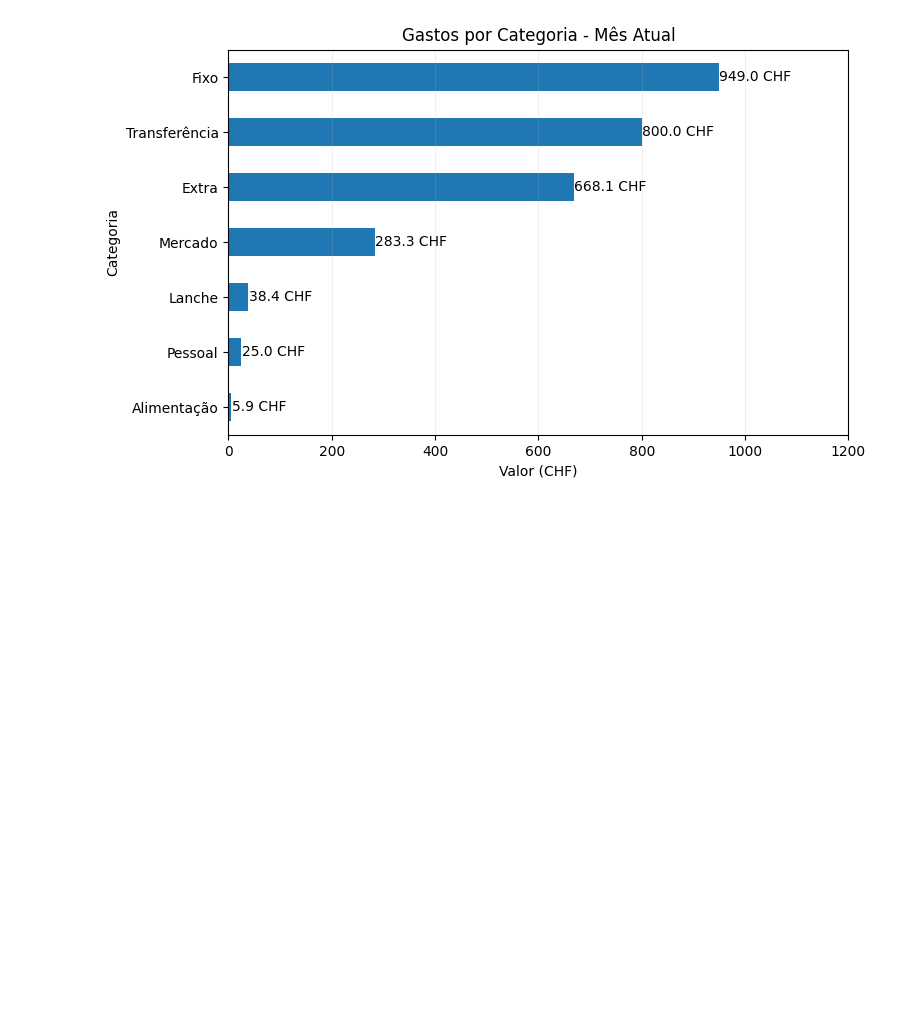
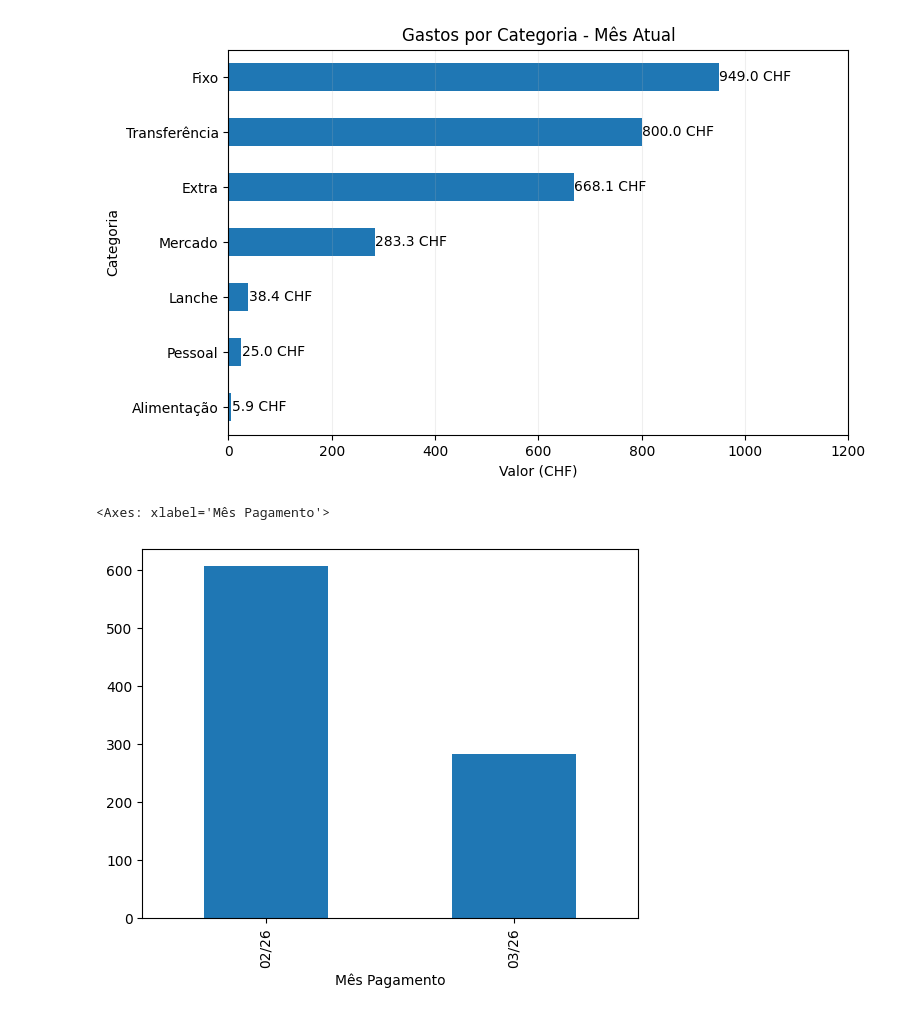
Before and after one commit to fabiolunac/swiss_control, a Jupyter notebook: df_teste.ipynb, the cells around one changed output. Cells and saved outputs as stored; diff of their text form; code cells hidden in the pictures; blank space fills up the shorter version.

Commit message:
testing graph show

```diff
--- a/df_teste.ipynb
+++ b/df_teste.ipynb
@@ -69,10 +69,10 @@ df.tail(50)
 ### Gastos por Dia
 # %%
 # Filtrando dados que não são pagamentos
-df_gastos = df[(df['Pagamento?'] == 'Não') & (df['Mês Pagamento Atual?'] == "Sim")]
+df_gastos = df[df['Pagamento?'] == 'Não']
 
 # Soma de gastos por dia
-gastos_por_dia = df_gastos.groupby('Data')['Valor'].sum()
+gastos_por_dia = df_gastos[df_gastos['Mês Pagamento Atual?'] == "Sim"].groupby('Data')['Valor'].sum()
 gastos_por_dia.index = gastos_por_dia.index.strftime('%d/%m') #Conversão do formato de data (dd/mm/yyyy -> dd/mm)
 
 plt.figure(figsize=(12,4))
@@ -102,3 +102,10 @@ for i, v in enumerate(gastos_categoria.values):
 plt.show()
 # %% [output]
 [figure]
+# %%
+gastos_mercado = df_gastos[df_gastos['Categoria'] == 'Mercado'].groupby('Mês Pagamento')['Valor'].sum()
+
+gastos_mercado.plot(kind='bar')
+# %% [output]
+<Axes: xlabel='Mês Pagamento'>
+[figure, added]
```
Also changed, not shown: parts of 2 cells of this notebook, 2 other files.
